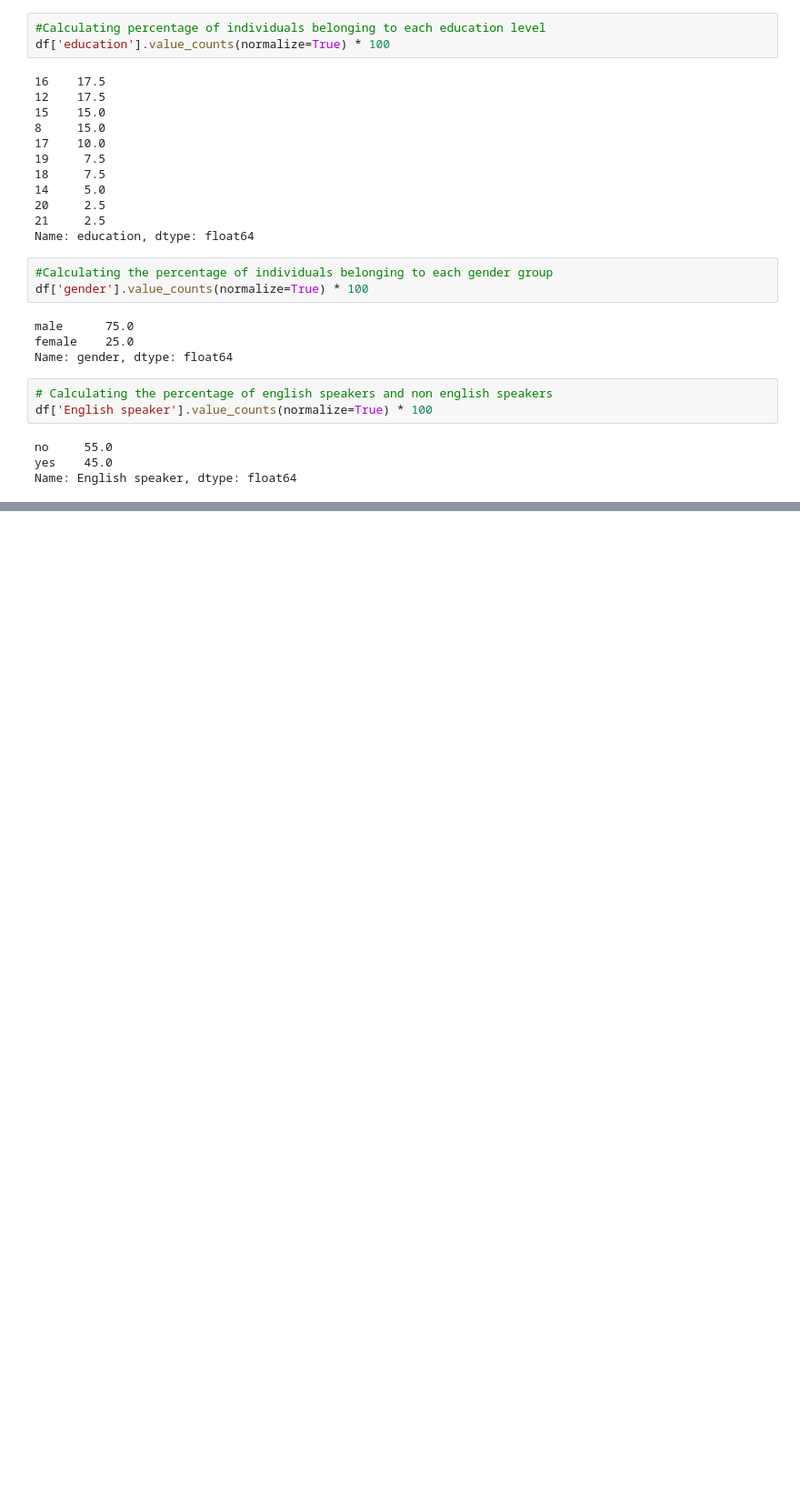
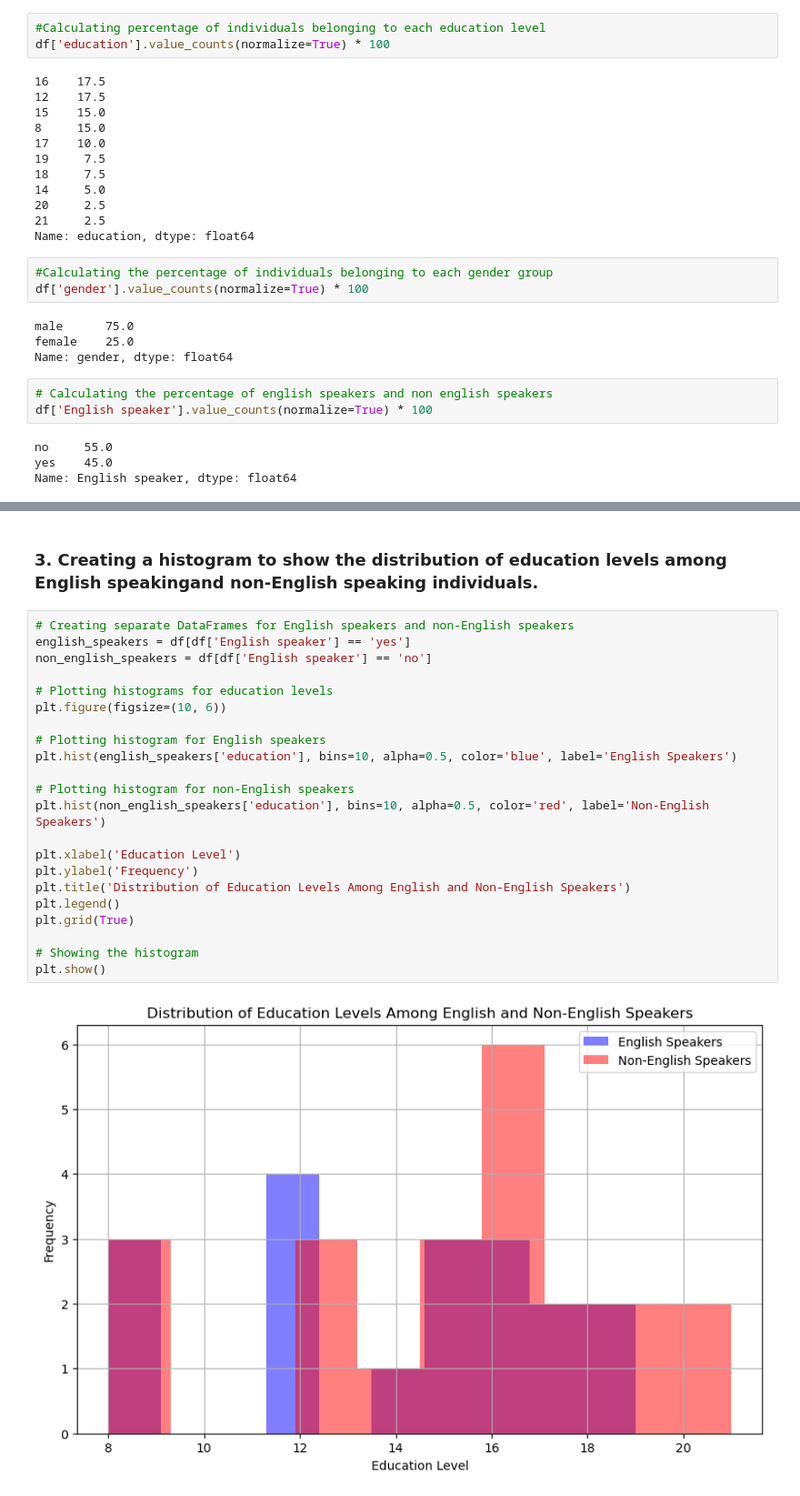
Before and after one commit to vikingwarior/data-science-sample-project, a Jupyter notebook: code/project.ipynb, the cells around one changed output, grey strips where cells are left out. Shown: that part at 91% size. Drawn from its saved outputs; the diff is of its cells as text; blank space fills up the shorter version.

```diff
--- a/code/project.ipynb
+++ b/code/project.ipynb
@@ -183,0 +226,26 @@ Name: English speaker, dtype: float64
+# %% [markdown]
+### 3. Creating a histogram to show the distribution of education levels among English speakingand non-English speaking individuals.
+# %%
+# Creating separate DataFrames for English speakers and non-English speakers
+english_speakers = df[df['English speaker'] == 'yes']
+non_english_speakers = df[df['English speaker'] == 'no']
+
+# Plotting histograms for education levels
+plt.figure(figsize=(10, 6))
+
+# Plotting histogram for English speakers
+plt.hist(english_speakers['education'], bins=10, alpha=0.5, color='blue', label='English Speakers')
+
+# Plotting histogram for non-English speakers
+plt.hist(non_english_speakers['education'], bins=10, alpha=0.5, color='red', label='Non-English Speakers')
+
+plt.xlabel('Education Level')
+plt.ylabel('Frequency')
+plt.title('Distribution of Education Levels Among English and Non-English Speakers')
+plt.legend()
+plt.grid(True)
+
+# Showing the histogram
+plt.show()
+# %% [output]
+[figure, added]
```
Also changed, not shown: parts of 6 cells of this notebook.
